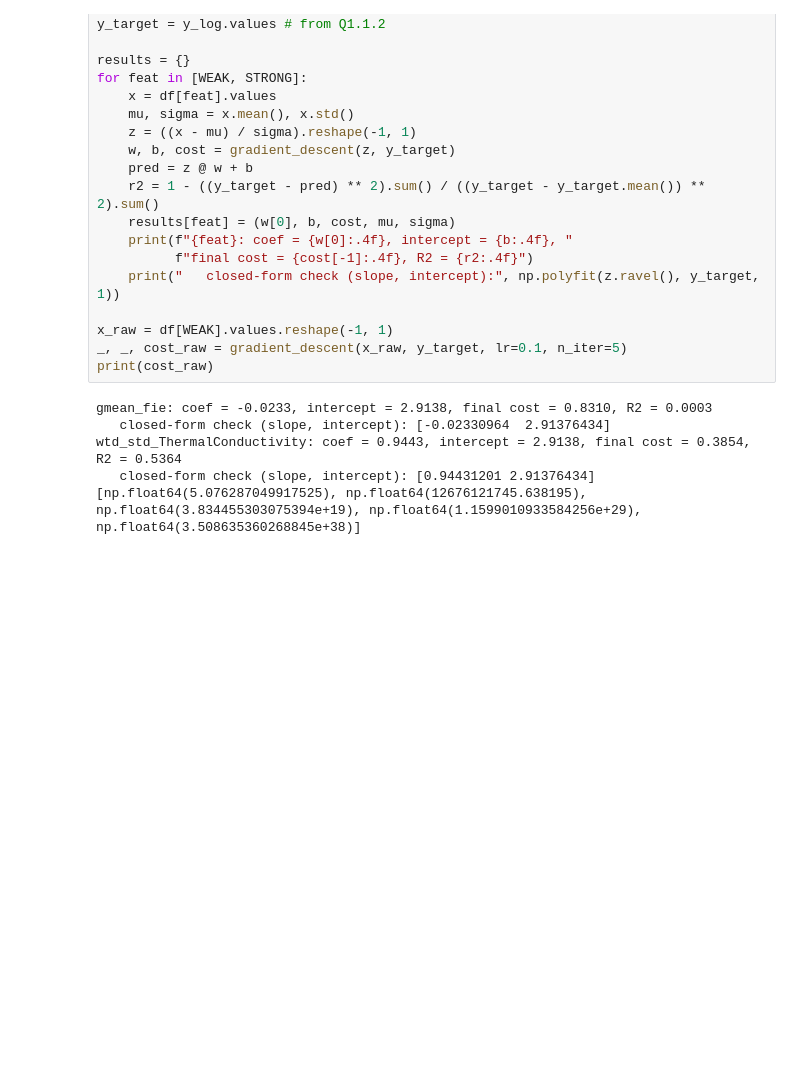
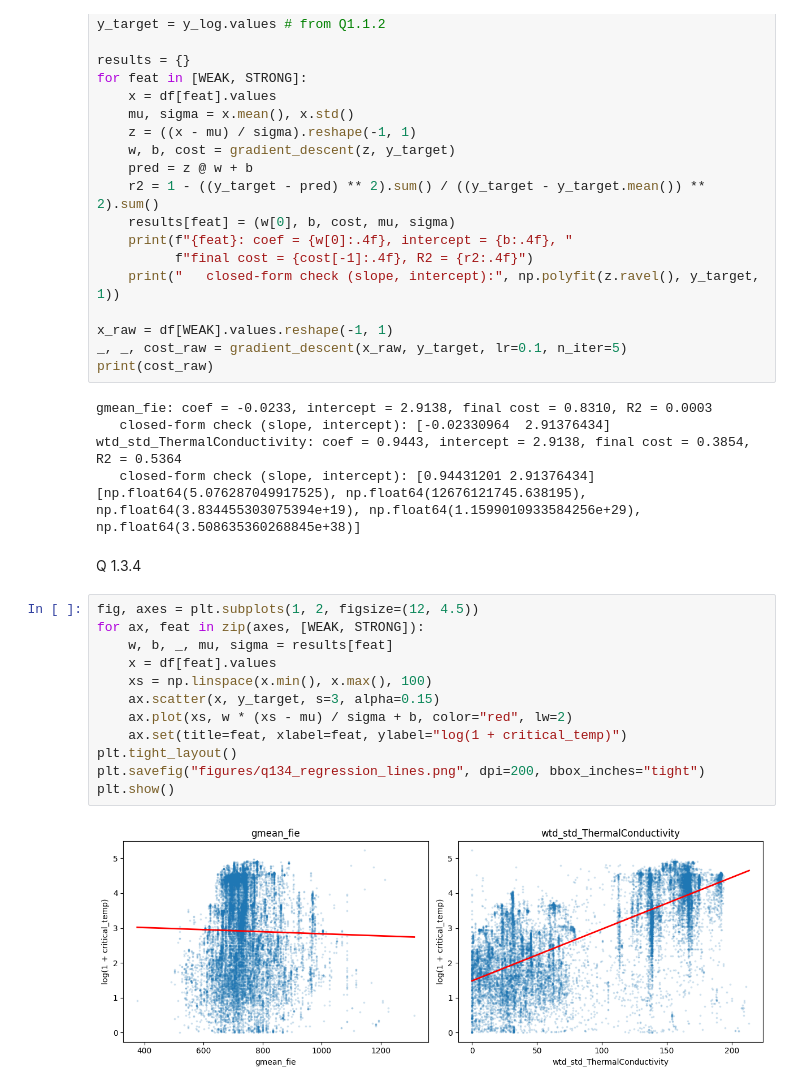
Before and after one commit to SimenGud/ML-Oblig-1, a Jupyter notebook: ML-Oblig1.ipynb, the cells around one changed output. Cells and saved outputs as stored; diff of their text form; blank space fills up the shorter version.

```diff
--- a/ML-Oblig1.ipynb
+++ b/ML-Oblig1.ipynb
@@ -188,3 +188,19 @@ gmean_fie: coef = -0.0233, intercept = 2.9138, final cost = 0.8310, R2 = 0.0003
 wtd_std_ThermalConductivity: coef = 0.9443, intercept = 2.9138, final cost = 0.3854, R2 = 0.5364
    closed-form check (slope, intercept): [0.94431201 2.91376434]
 [np.float64(5.076287049917525), np.float64(12676121745.638195), np.float64(3.834455303075394e+19), np.float64(1.1599010933584256e+29), np.float64(3.508635360268845e+38)]
+# %% [markdown]
+Q 1.3.4
+# %%
+fig, axes = plt.subplots(1, 2, figsize=(12, 4.5))
+for ax, feat in zip(axes, [WEAK, STRONG]):
+    w, b, _, mu, sigma = results[feat]
+    x = df[feat].values
+    xs = np.linspace(x.min(), x.max(), 100)
+    ax.scatter(x, y_target, s=3, alpha=0.15)
+    ax.plot(xs, w * (xs - mu) / sigma + b, color="red", lw=2)
+    ax.set(title=feat, xlabel=feat, ylabel="log(1 + critical_temp)")
+plt.tight_layout()
+plt.savefig("figures/q134_regression_lines.png", dpi=200, bbox_inches="tight")
+plt.show()
+# %% [output]
+[figure, added]
```
